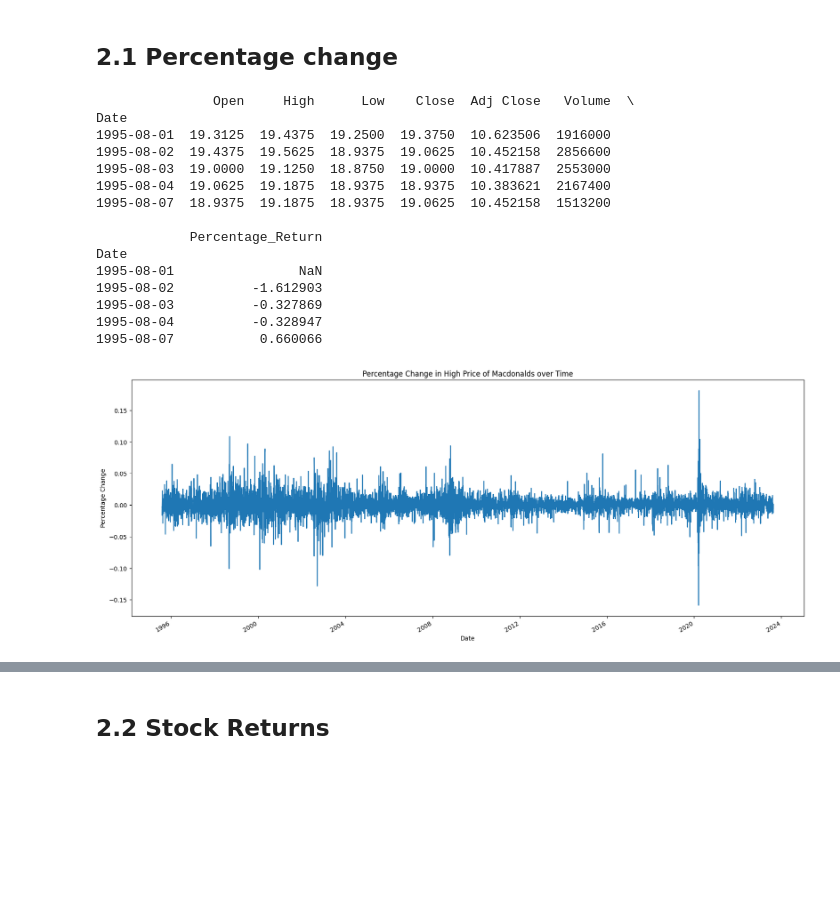
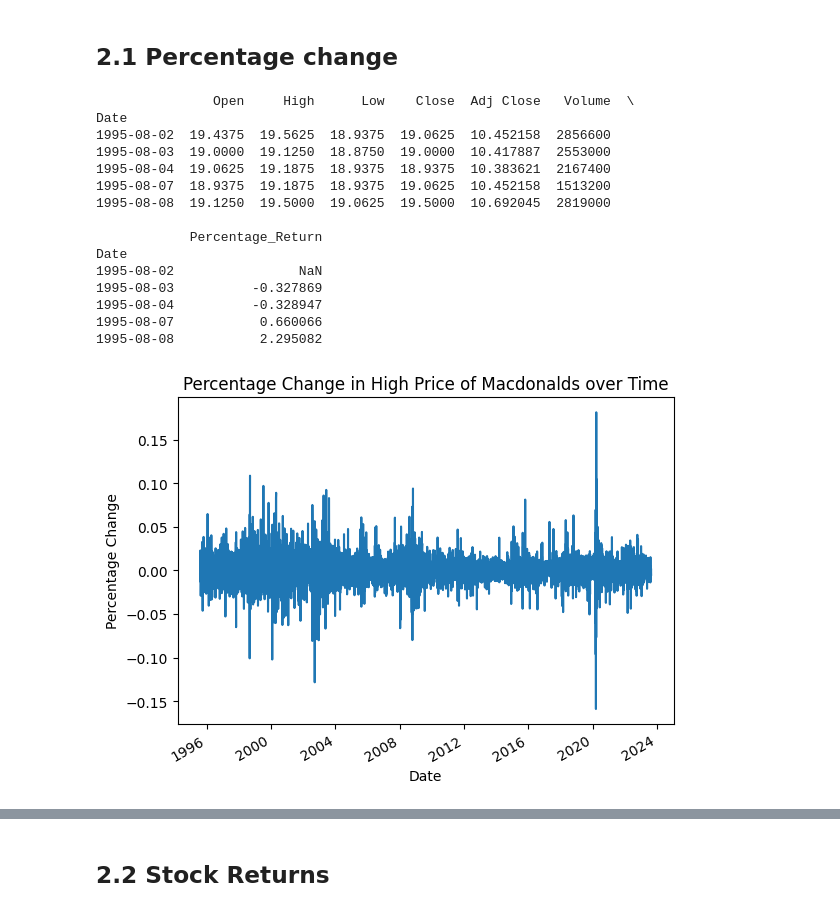
Before and after one commit to 21-ri/pro, a Jupyter notebook: Untitled-1.ipynb, the cells around one changed output, grey strips where cells are left out. Cells and saved outputs as stored; diff of their text form; code cells hidden in the pictures; blank space fills up the shorter version.

```diff
--- a/Untitled-1.ipynb
+++ b/Untitled-1.ipynb
@@ -140,0 +150,4 @@ df.head()
+# %%
+df = pd.read_csv('/Users/parthshah/Downloads/sm/MCD-2.csv' ,index_col='Date', parse_dates=['Date'])
+
+df.tail(10)
@@ -153,0 +366,4 @@ df1.tail()
+# %%
+df = df.iloc[1:]
+df = df.fillna(method='ffill')
+df.head()
@@ -350,28 +559,28 @@ print(df.head())
 # %% [output]
                Open     High      Low    Close  Adj Close   Volume  \
 Date
-1995-08-01  19.3125  19.4375  19.2500  19.3750  10.623506  1916000
 1995-08-02  19.4375  19.5625  18.9375  19.0625  10.452158  2856600
 1995-08-03  19.0000  19.1250  18.8750  19.0000  10.417887  2553000
 1995-08-04  19.0625  19.1875  18.9375  18.9375  10.383621  2167400
 1995-08-07  18.9375  19.1875  18.9375  19.0625  10.452158  1513200
+1995-08-08  19.1250  19.5000  19.0625  19.5000  10.692045  2819000
 
             Percentage_Return
 Date
-1995-08-01                NaN
-1995-08-02          -1.612903
+1995-08-02                NaN
 1995-08-03          -0.327869
 1995-08-04          -0.328947
 1995-08-07           0.660066
+1995-08-08           2.295082
 # %%
 df['Change'] = df['Close'].pct_change()
-plt.figure(figsize=(20, 8))
+
 df['Change'].plot()
 plt.title('Percentage Change in High Price of Macdonalds over Time')
 plt.xlabel('Date')
 plt.ylabel('Percentage Change')
 plt.show()
 # %% [output]
-[figure, old version]
+[figure, new version]
 # %%
 df['Volume_Change'] = df['Volume'].pct_change()
```
Also changed, not shown: parts of 144 cells of this notebook.
